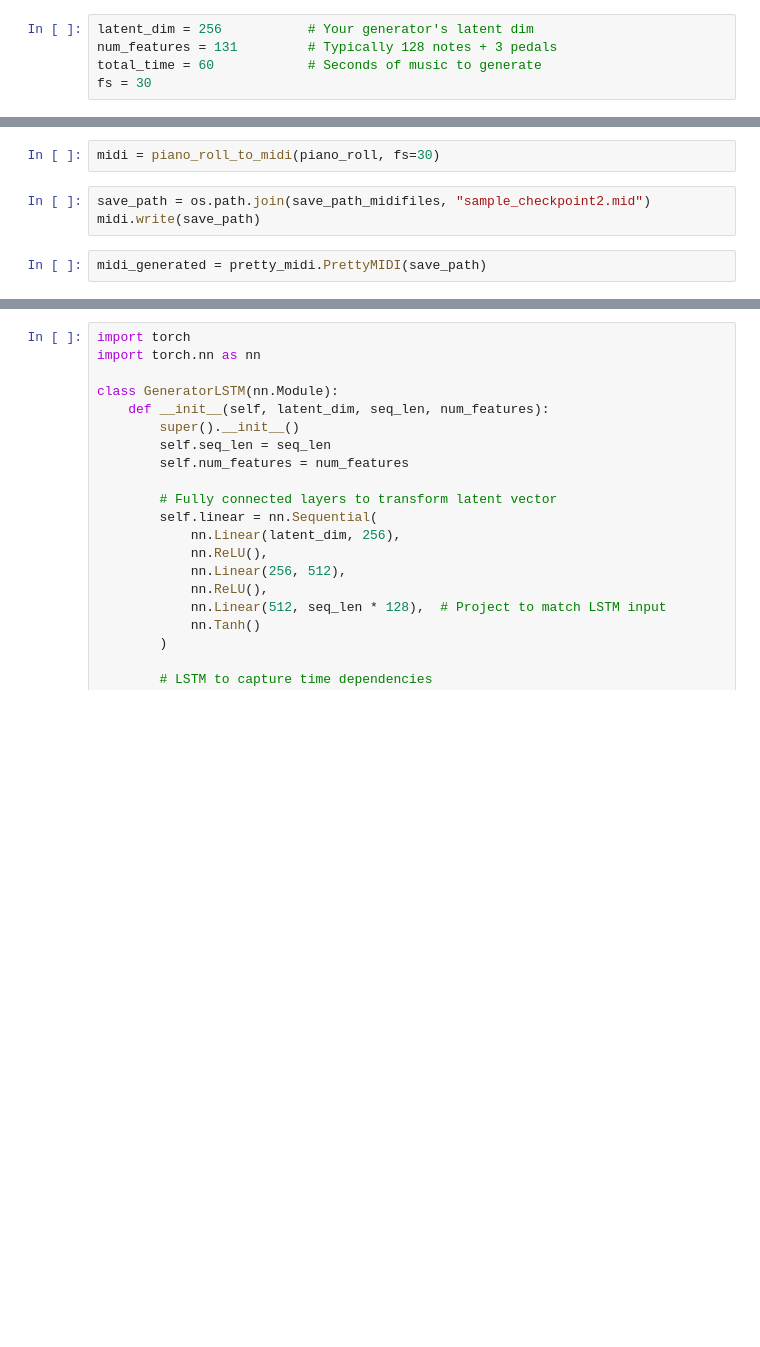
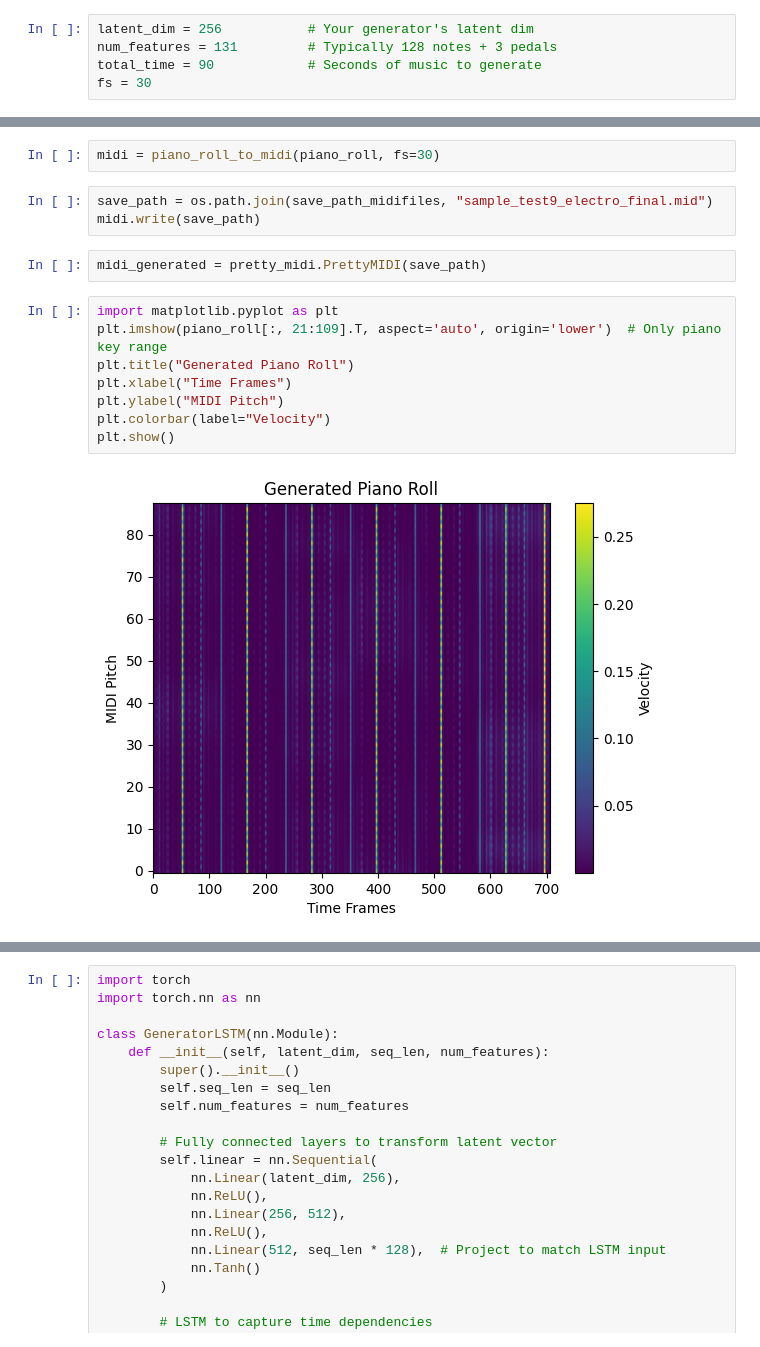
Before and after one commit to SMunib/MusicGeneration, a Jupyter notebook: MusicGenerationVanillaGAN.ipynb, the cells around one changed output, grey strips where cells are left out. Drawn from its saved outputs; the diff is of its cells as text; blank space fills up the shorter version.

Commit message:
samples

```diff
--- a/MusicGenerationVanillaGAN.ipynb
+++ b/MusicGenerationVanillaGAN.ipynb
@@ -674,6 +672,6 @@ Discriminator(
 # %%
 latent_dim = 256           # Your generator's latent dim
 num_features = 131         # Typically 128 notes + 3 pedals
-total_time = 60            # Seconds of music to generate
+total_time = 90            # Seconds of music to generate
 fs = 30
 # %%
@@ -1039,10 +884,20 @@ plot_piano_roll(piano_roll)  # Convert tensor to numpy
 # %%
 midi = piano_roll_to_midi(piano_roll, fs=30)
 # %%
-save_path = os.path.join(save_path_midifiles, "sample_checkpoint2.mid")
+save_path = os.path.join(save_path_midifiles, "sample_test9_electro_final.mid")
 midi.write(save_path)
 # %%
 midi_generated = pretty_midi.PrettyMIDI(save_path)
+# %%
+import matplotlib.pyplot as plt
+plt.imshow(piano_roll[:, 21:109].T, aspect='auto', origin='lower')  # Only piano key range
+plt.title("Generated Piano Roll")
+plt.xlabel("Time Frames")
+plt.ylabel("MIDI Pitch")
+plt.colorbar(label="Velocity")
+plt.show()
+# %% [output]
+[figure, added]
 # %%
 explore_midi(midi)
 # %% [output]
```
Also changed, not shown: parts of 18 cells of this notebook, 5 other files.
